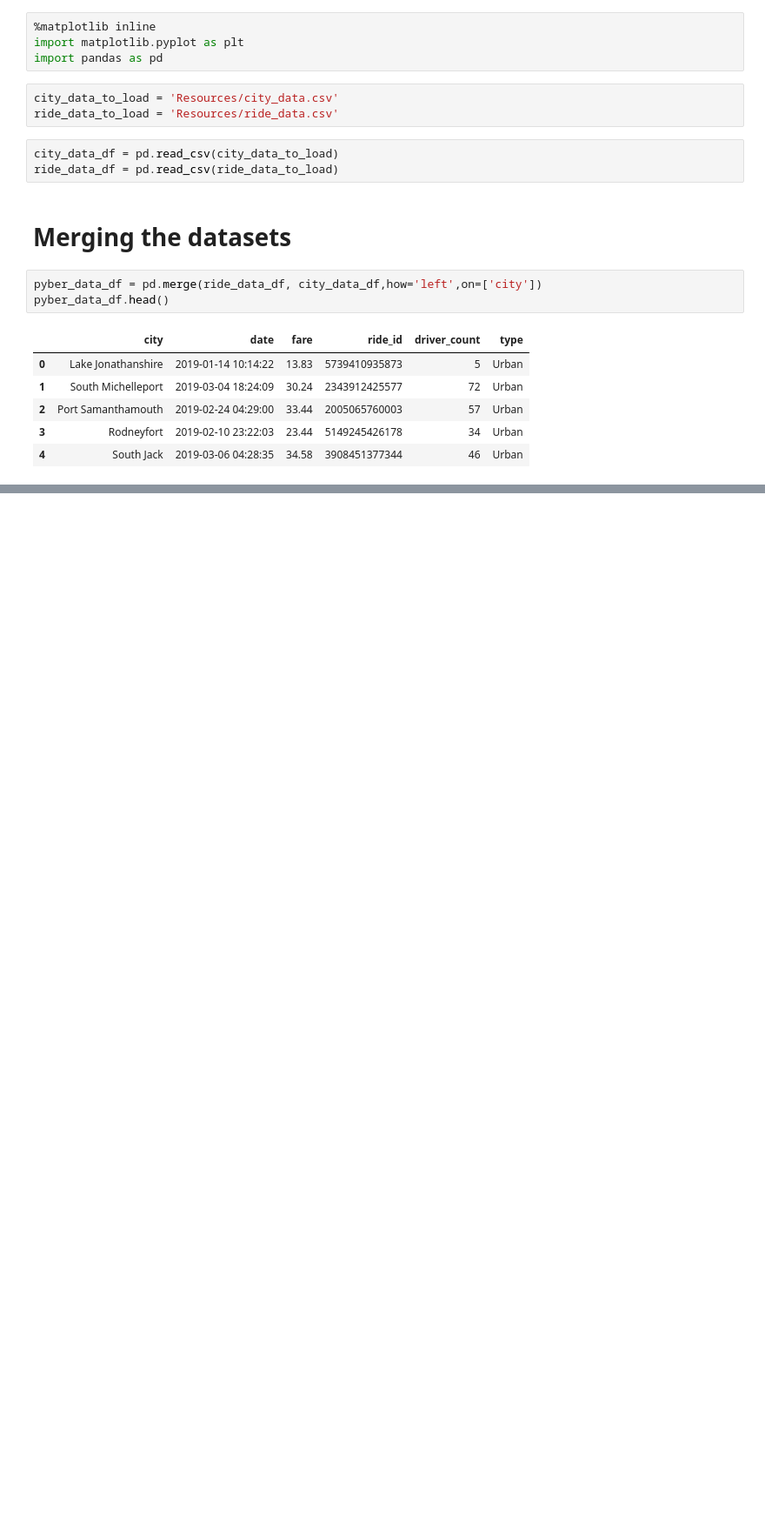
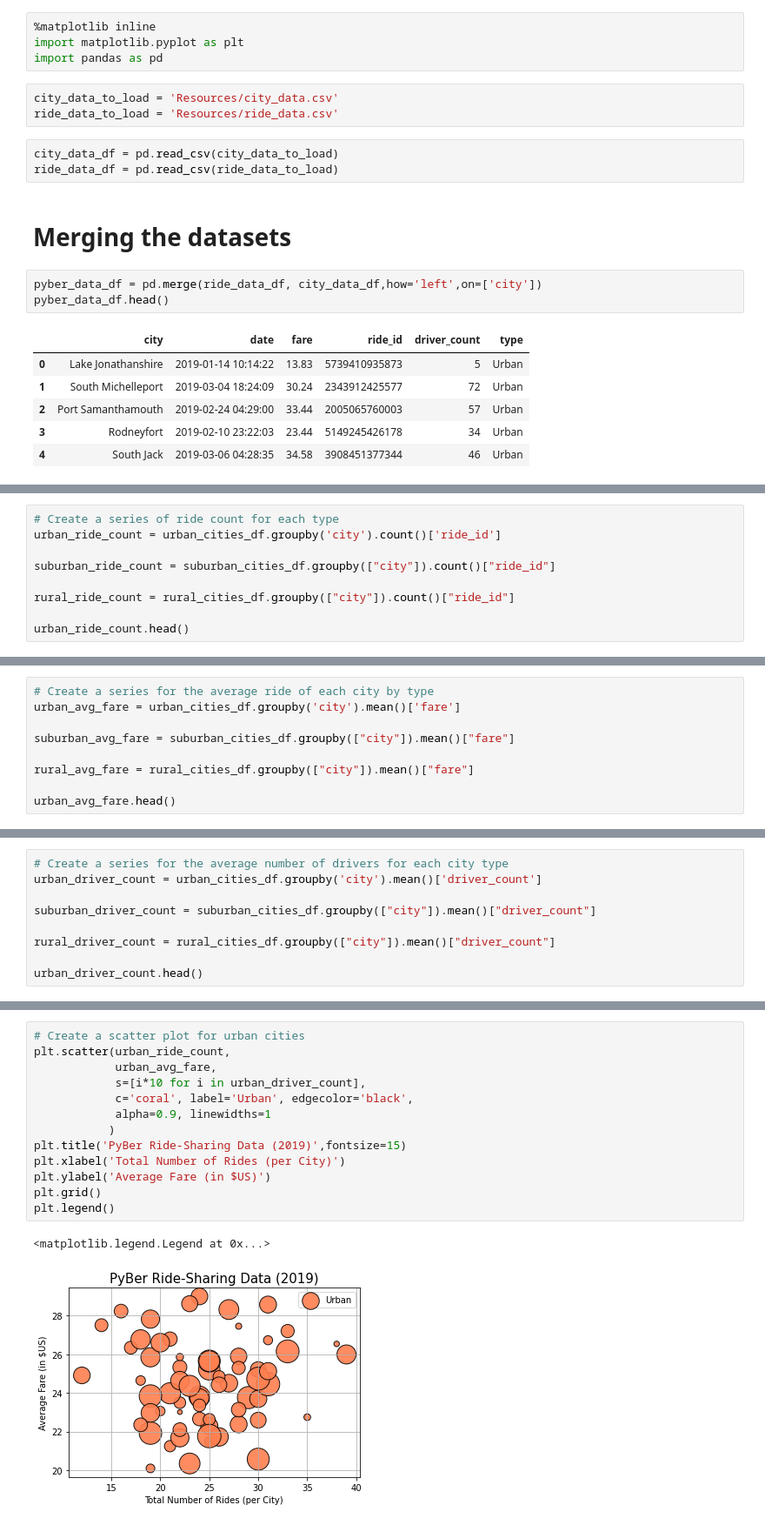
Before and after one commit to nicoserrano/PyBer_Analysis, a Jupyter notebook: PyBer.ipynb, the cells around one changed output, grey strips where cells are left out. Shown: that part at 87% size. Saved outputs shown, nothing was run; the diff lists cells and outputs as text; blank space fills up the shorter version.

```diff
--- a/PyBer.ipynb
+++ b/PyBer.ipynb
@@ -22,0 +57,9 @@ pyber_data_df.head()
+# %%
+# Create a series of ride count for each type
+urban_ride_count = urban_cities_df.groupby('city').count()['ride_id']
+
+suburban_ride_count = suburban_cities_df.groupby(["city"]).count()["ride_id"]
+
+rural_ride_count = rural_cities_df.groupby(["city"]).count()["ride_id"]
+
+urban_ride_count.head()
@@ -22,0 +74,9 @@ pyber_data_df.head()
+# %%
+# Create a series for the average ride of each city by type
+urban_avg_fare = urban_cities_df.groupby('city').mean()['fare']
+
+suburban_avg_fare = suburban_cities_df.groupby(["city"]).mean()["fare"]
+
+rural_avg_fare = rural_cities_df.groupby(["city"]).mean()["fare"]
+
+urban_avg_fare.head()
@@ -22,0 +91,9 @@ pyber_data_df.head()
+# %%
+# Create a series for the average number of drivers for each city type
+urban_driver_count = urban_cities_df.groupby('city').mean()['driver_count']
+
+suburban_driver_count = suburban_cities_df.groupby(["city"]).mean()["driver_count"]
+
+rural_driver_count = rural_cities_df.groupby(["city"]).mean()["driver_count"]
+
+urban_driver_count.head()
@@ -22,0 +108,16 @@ pyber_data_df.head()
+# %%
+# Create a scatter plot for urban cities
+plt.scatter(urban_ride_count,
+            urban_avg_fare,
+            s=[i*10 for i in urban_driver_count],
+            c='coral', label='Urban', edgecolor='black',
+            alpha=0.9, linewidths=1
+           )
+plt.title('PyBer Ride-Sharing Data (2019)',fontsize=15)
+plt.xlabel('Total Number of Rides (per City)')
+plt.ylabel('Average Fare (in $US)')
+plt.grid()
+plt.legend()
+# %% [output]
+<matplotlib.legend.Legend at 0x...>
+[figure, added]
```
Also changed, not shown: parts of 10 cells of this notebook, 1 other file.
